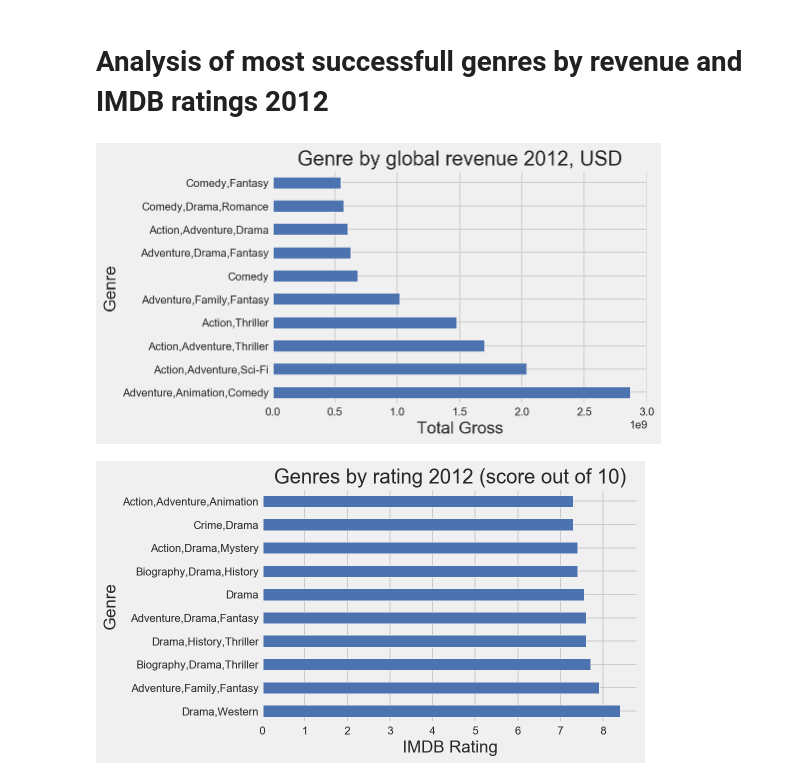
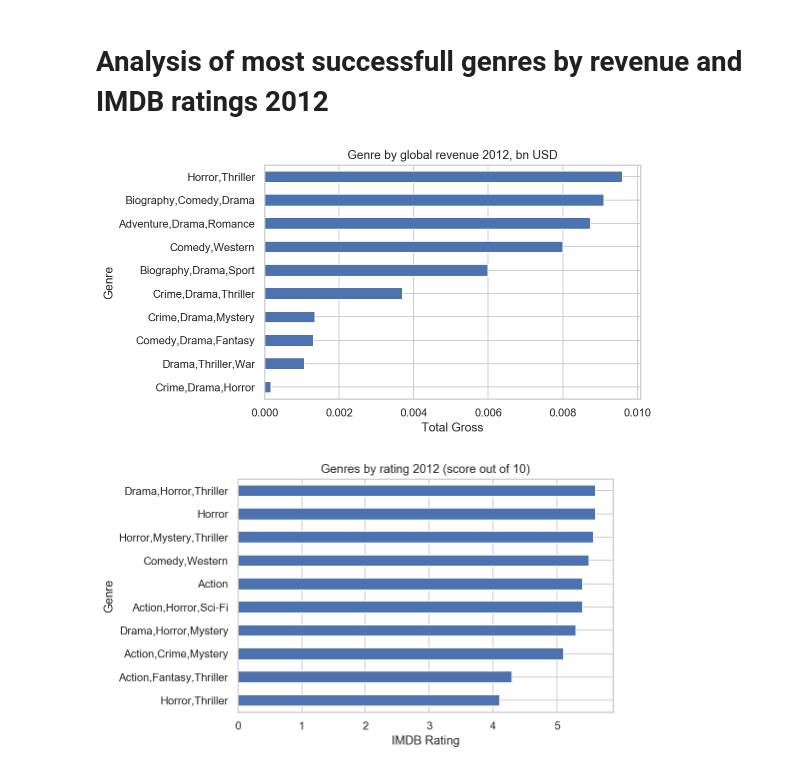
Before and after one commit to Reginald13/FirstProject, a Jupyter notebook: FirstProject_Reginald's branch.ipynb, the cells around one changed output. Cells and saved outputs as stored; diff of their text form; code cells hidden in the pictures.

```diff
--- a/FirstProject_Reginald's branch.ipynb
+++ b/FirstProject_Reginald's branch.ipynb
@@ -91,7 +84,7 @@ plt.style.use('fivethirtyeight')
 %config InlineBackend.figure_format = 'retina'
 sns.set(style="whitegrid")
 # %%
-# Data cleansing
+# Data cleansing and formatting
 # Movies with bottom 25% of # votes will be excluded as these are less known and could skew the results
 highly_rated_movies = df[df.numvotes >1.298000e+04]
 highly_rated_movies = highly_rated_movies[highly_rated_movies.year == 2012]
@@ -103,28 +96,31 @@ highly_rated_movies["year"] = highly_rated_movies.apply(lambda row: row.year / r
 highly_rated_movies["averagerating"] = highly_rated_movies.apply(lambda row: row.averagerating / row.rating_helper_column ,axis=1)
 highly_rated_movies["runtime_minutes"] = highly_rated_movies.apply(lambda row: row.runtime_minutes / row.rating_helper_column ,axis=1)
 highly_rated_movies["ROI"] = highly_rated_movies.apply(lambda row: row.ROI / row.rating_helper_column ,axis=1)
+
+# Total_gross revenue is being converted to bn USD
+highly_rated_movies["total_gross"] = highly_rated_movies.apply(lambda row: row.total_gross / 1000000000 ,axis=1)
 # %%
 # Plot top 10 genres by revenue
-popular_movies = highly_rated_movies.total_gross.sort_values(ascending=False)
+popular_movies = highly_rated_movies.total_gross.sort_values(ascending=True)
 popular_movies = popular_movies.head(10)
 popular_movies.plot(x='genres', y = ['total_gross'], kind = 'barh', color='b')
-plt.title("Genre by global revenue 2012, USD")
+plt.title("Genre by global revenue 2012, bn USD")
 plt.ylabel("Genre")
 plt.xlabel("Total Gross")
 plt.show()
 # %% [output]
-[figure, old version]
+[figure, new version]
 # %%
 # Plot top 10 genres by ratings
-highly_rated = highly_rated_movies.averagerating.sort_values(ascending=False)
+highly_rated = highly_rated_movies.averagerating.sort_values(ascending=True)
 highly_rated = highly_rated.head(10)
 highly_rated.plot(x='genres', y = ['averagerating'], kind = 'barh', color='b')
 plt.title("Genres by rating 2012 (score out of 10)")
 plt.ylabel("Genre")
 plt.xlabel("IMDB Rating")
 plt.show()
 # %% [output]
-[figure, old version]
+[figure, new version]
 # %%
 # Plot relationship of ratings and gross revenues 2012
 popularity_revenue_relationship = df[df.year == 2012]
```
Also changed, not shown: parts of 11 cells of this notebook.
